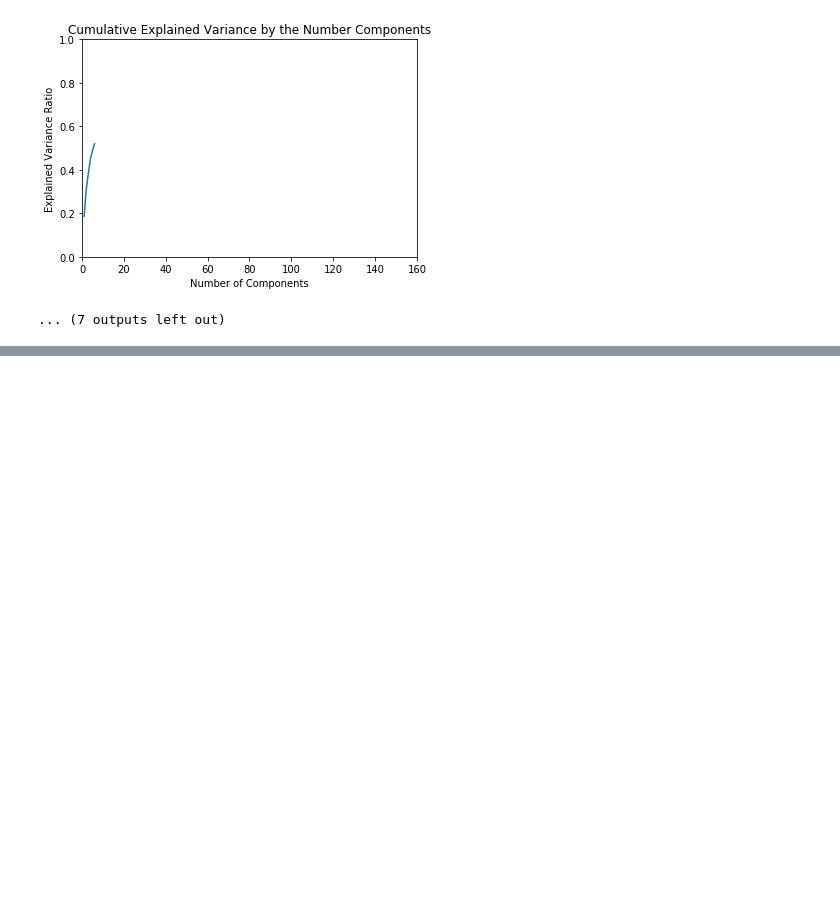
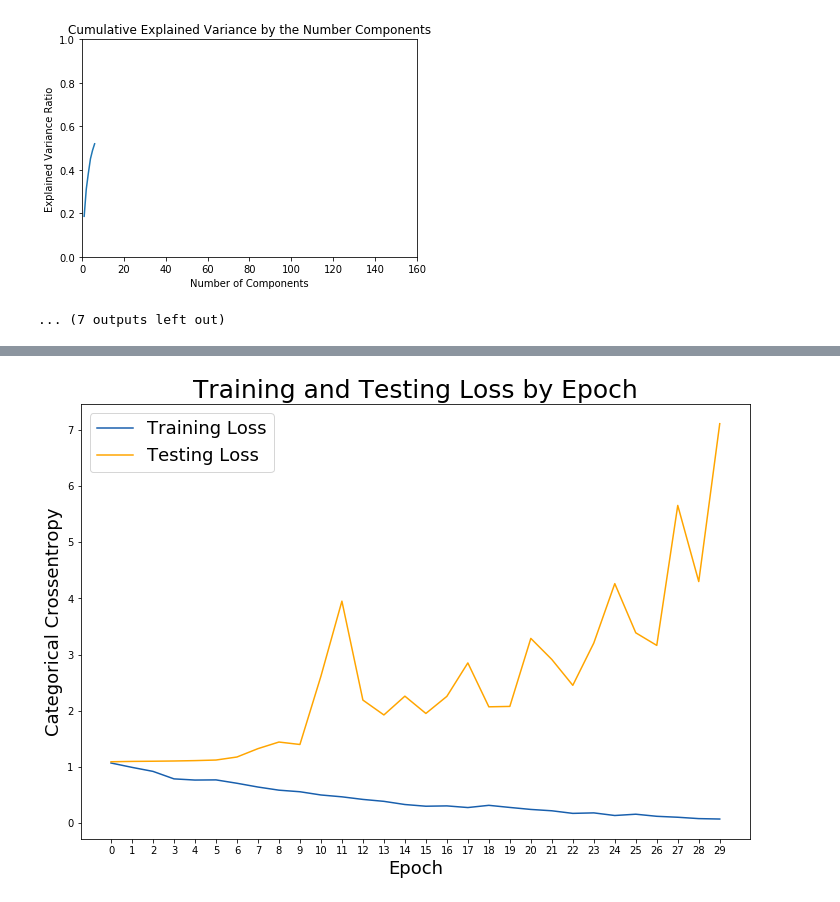
Before and after one commit to Alexisranyan/cat_breed_detector, a Jupyter notebook: pca_visualization.ipynb, the cells around one changed output, grey strips where cells are left out. Cells and saved outputs as stored; diff of their text form; code cells hidden in the pictures; blank space fills up the shorter version.

```diff
--- a/pca_visualization.ipynb
+++ b/pca_visualization.ipynb
@@ -192,0 +306,2 @@ for i in range(1,10):
+# %%
+cnn_model = Sequential()
@@ -192,0 +361,12 @@ for i in range(1,10):
+# %%
+# Compile model
+cnn_model.compile(loss='categorical_crossentropy',
+                  optimizer='adam',
+                  metrics=['accuracy'])
+# %%
+# Fit model on training data
+history = cnn_model.fit(cat_train,
+                          y_train,
+                          batch_size=128,
+                          validation_data=(X_test, y_test),
+                          epochs=30)
@@ -192,0 +391,22 @@ for i in range(1,10):
+# %%
+# Check out our train loss and test loss over epochs.
+train_loss = history.history['loss']
+test_loss = history.history['val_loss']
+epoch_labels = history.epoch
+
+# Set figure size.
+plt.figure(figsize=(12, 8))
+
+# Generate line plot of training, testing loss over epochs.
+plt.plot(train_loss, label='Training Loss', color='#185fad')
+plt.plot(test_loss, label='Testing Loss', color='orange')
+
+# Set title
+plt.title('Training and Testing Loss by Epoch', fontsize=25)
+plt.xlabel('Epoch', fontsize=18)
+plt.ylabel('Categorical Crossentropy', fontsize=18)
+plt.xticks(epoch_labels, epoch_labels)    # ticks, labels
+
+plt.legend(fontsize=18);
+# %% [output]
+[figure, added]
```
Also changed, not shown: parts of 32 cells of this notebook, 4 other files.
